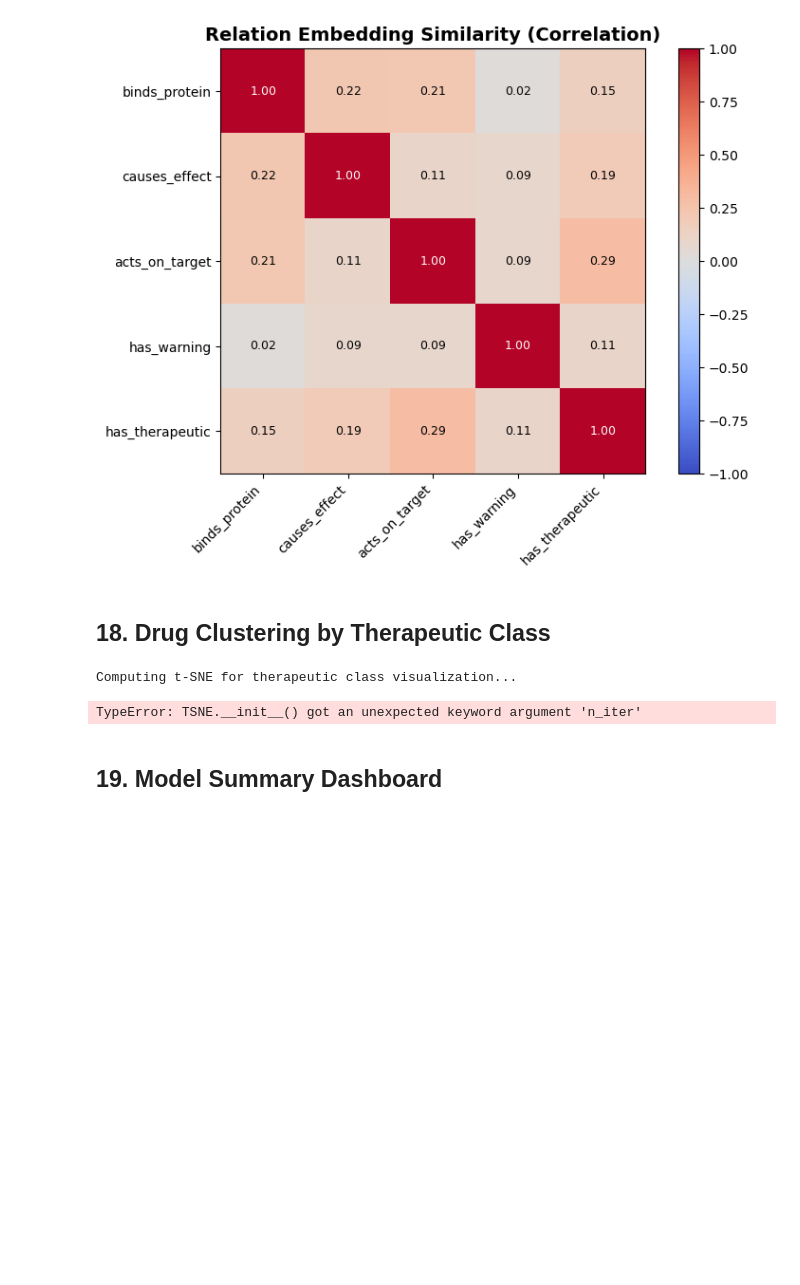
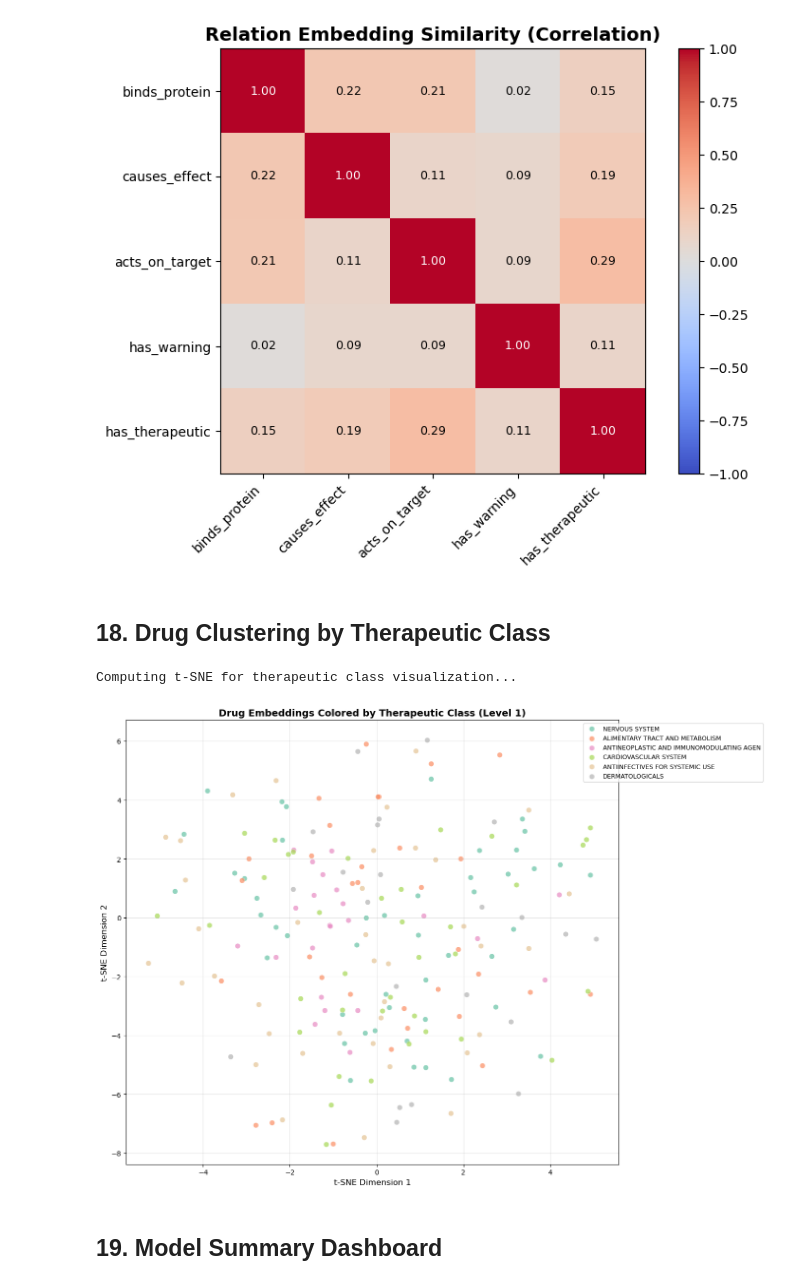
Before and after one commit to JoeVonDahab/pharmacology-graph, a Jupyter notebook: pure_knowledge_embeddings.ipynb, the cells around one changed output. Cells and saved outputs as stored; diff of their text form; code cells hidden in the pictures; blank space fills up the shorter version.

```diff
--- a/pure_knowledge_embeddings.ipynb
+++ b/pure_knowledge_embeddings.ipynb
@@ -1566,38 +1537,38 @@ def visualize_drug_clusters_by_therapeutic(model, drug_nodes_df, drug_therapeuti
 
     # t-SNE
     print("Computing t-SNE for therapeutic class visualization...")
-    tsne = TSNE(n_components=2, perplexity=30, random_state=42, n_iter=1000)
+    tsne = TSNE(n_components=2, perplexity=30, random_state=42, max_iter=1000)
     emb_2d = tsne.fit_transform(labeled_emb)
 
     # Plot
     fig, ax = plt.subplots(figsize=(14, 10))
 
     colors = plt.cm.Set2(np.linspace(0, 1, len(top_therapeutics)))
     color_map = {tc: colors[i] for i, tc in enumerate(top_therapeutics)}
 
     for tc in top_therapeutics:
         mask = np.array(labels) == tc
         if mask.sum() > 0:
             ax.scatter(emb_2d[mask, 0], emb_2d[mask, 1],
                       c=[color_map[tc]], label=tc[:40], alpha=0.7, s=60, edgecolors='white', linewidth=0.5)
 
     ax.set_xlabel('t-SNE Dimension 1', fontsize=12)
     ax.set_ylabel('t-SNE Dimension 2', fontsize=12)
     ax.set_title('Drug Embeddings Colored by Therapeutic Class (Level 1)', fontsize=14, fontweight='bold')
     ax.legend(loc='upper right', fontsize=9, bbox_to_anchor=(1.3, 1))
     ax.grid(True, alpha=0.3)
 
     plt.tight_layout()
     plt.savefig('transr_drug_therapeutic_clusters.png', dpi=150, bbox_inches='tight')
     plt.show()
 
     return labeled_drugs, labels
 
 therapeutic_drugs, therapeutic_labels = visualize_drug_clusters_by_therapeutic(
     model, drug_nodes, drug_therapeutic_classes
 )
 # %% [output]
 Computing t-SNE for therapeutic class visualization...
-TypeError: TSNE.__init__() got an unexpected keyword argument 'n_iter'
+[figure, added]
 # %% [markdown]
 ## 19. Model Summary Dashboard
```
Also changed, not shown: parts of 7 cells of this notebook.
